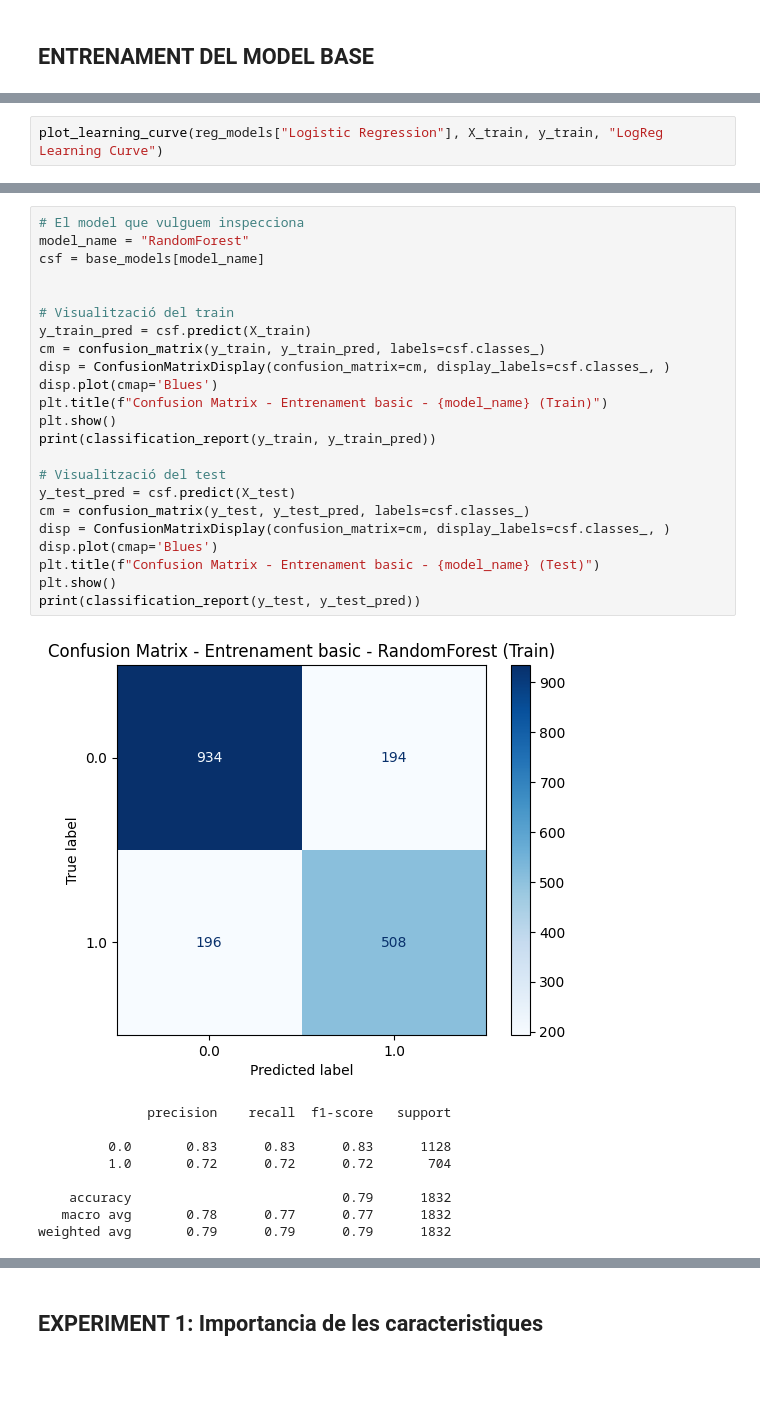
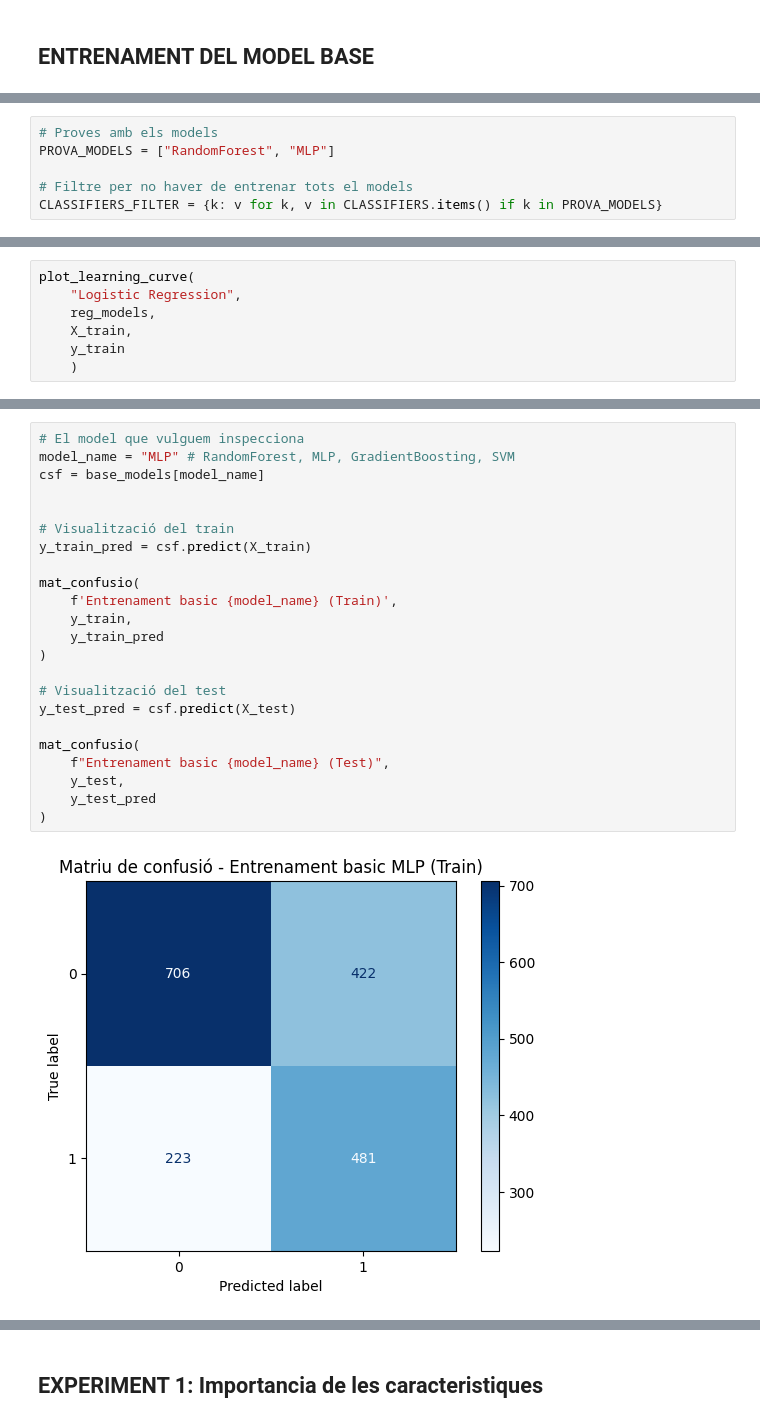
Before and after one commit to RogerDuran808/AI-Health-Assistant, a Jupyter notebook: notebooks/03_LifeSnaps_Preprocessing_Experiments.ipynb, the cells around one changed output, grey strips where cells are left out. Cells and saved outputs as stored; diff of their text form; blank space fills up the shorter version.

```diff
--- a/notebooks/03_LifeSnaps_Preprocessing_Experiments.ipynb
+++ b/notebooks/03_LifeSnaps_Preprocessing_Experiments.ipynb
@@ -311,0 +212,6 @@ def plot_learning_curve(estimator, X, y, title):
+# %%
+# Proves amb els models
+PROVA_MODELS = ["RandomForest", "MLP"]
+
+# Filtre per no haver de entrenar tots el models
+CLASSIFIERS_FILTER = {k: v for k, v in CLASSIFIERS.items() if k in PROVA_MODELS}
@@ -372,3 +279,8 @@ weighted avg       0.62      0.60      0.61       458
 # %%
-plot_learning_curve(reg_models["Logistic Regression"], X_train, y_train, "LogReg Learning Curve")
+plot_learning_curve(
+    "Logistic Regression",
+    reg_models,
+    X_train,
+    y_train
+    )
 # %% [output]
@@ -425,33 +347,25 @@ print(base_results_df[base_results_df['Model'] == "RandomForest"]['Best Params']
 # %%
 # El model que vulguem inspecciona
-model_name = "RandomForest"
+model_name = "MLP" # RandomForest, MLP, GradientBoosting, SVM
 csf = base_models[model_name]
 
 
 # Visualització del train
 y_train_pred = csf.predict(X_train)
-cm = confusion_matrix(y_train, y_train_pred, labels=csf.classes_)
-disp = ConfusionMatrixDisplay(confusion_matrix=cm, display_labels=csf.classes_, )
-disp.plot(cmap='Blues')
-plt.title(f"Confusion Matrix - Entrenament basic - {model_name} (Train)")
-plt.show()
-print(classification_report(y_train, y_train_pred))
+
+mat_confusio(
+    f'Entrenament basic {model_name} (Train)',
+    y_train,
+    y_train_pred
+)
 
 # Visualització del test
 y_test_pred = csf.predict(X_test)
-cm = confusion_matrix(y_test, y_test_pred, labels=csf.classes_)
-disp = ConfusionMatrixDisplay(confusion_matrix=cm, display_labels=csf.classes_, )
-disp.plot(cmap='Blues')
-plt.title(f"Confusion Matrix - Entrenament basic - {model_name} (Test)")
-plt.show()
-print(classification_report(y_test, y_test_pred))
+
+mat_confusio(
+    f"Entrenament basic {model_name} (Test)",
+    y_test,
+    y_test_pred
+)
 # %% [output]
-[figure, old version]
+[figure, new version]
-              precision    recall  f1-score   support
-
-         0.0       0.83      0.83      0.83      1128
-         1.0       0.72      0.72      0.72       704
-
-    accuracy                           0.79      1832
-   macro avg       0.78      0.77      0.77      1832
-weighted avg       0.79      0.79      0.79      1832
```
Also changed, not shown: parts of 24 cells of this notebook, 9 other files.
